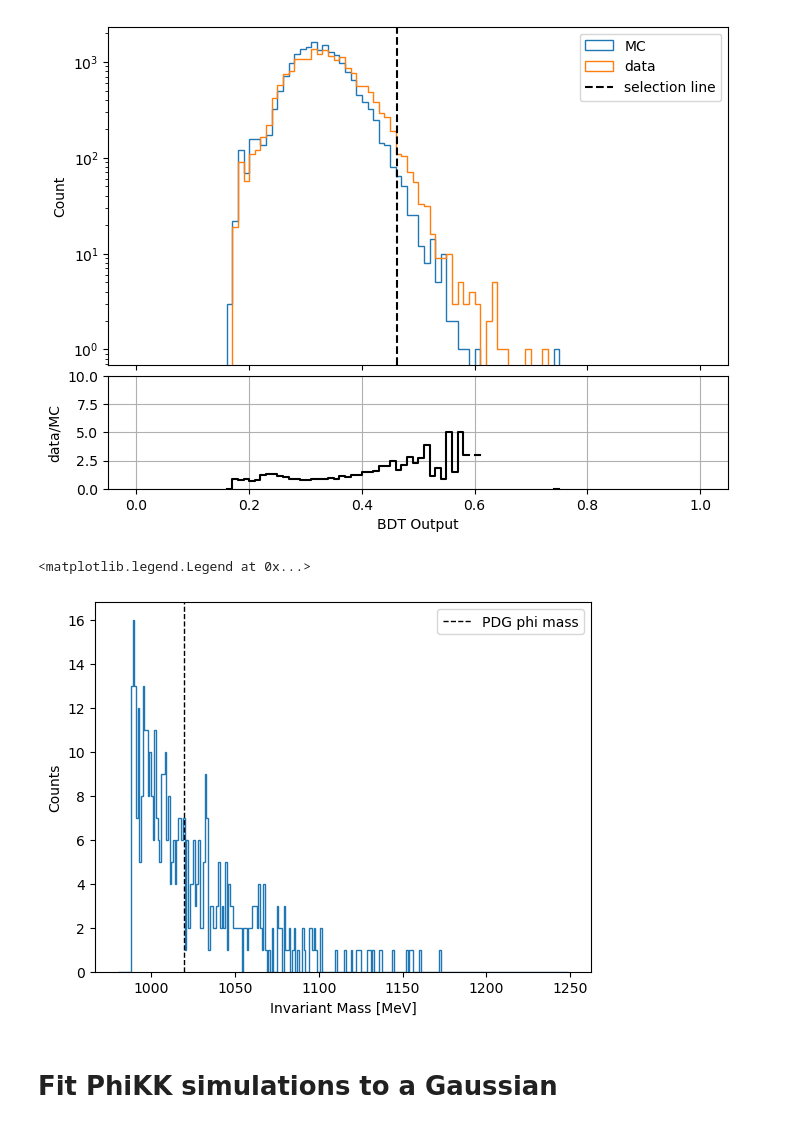
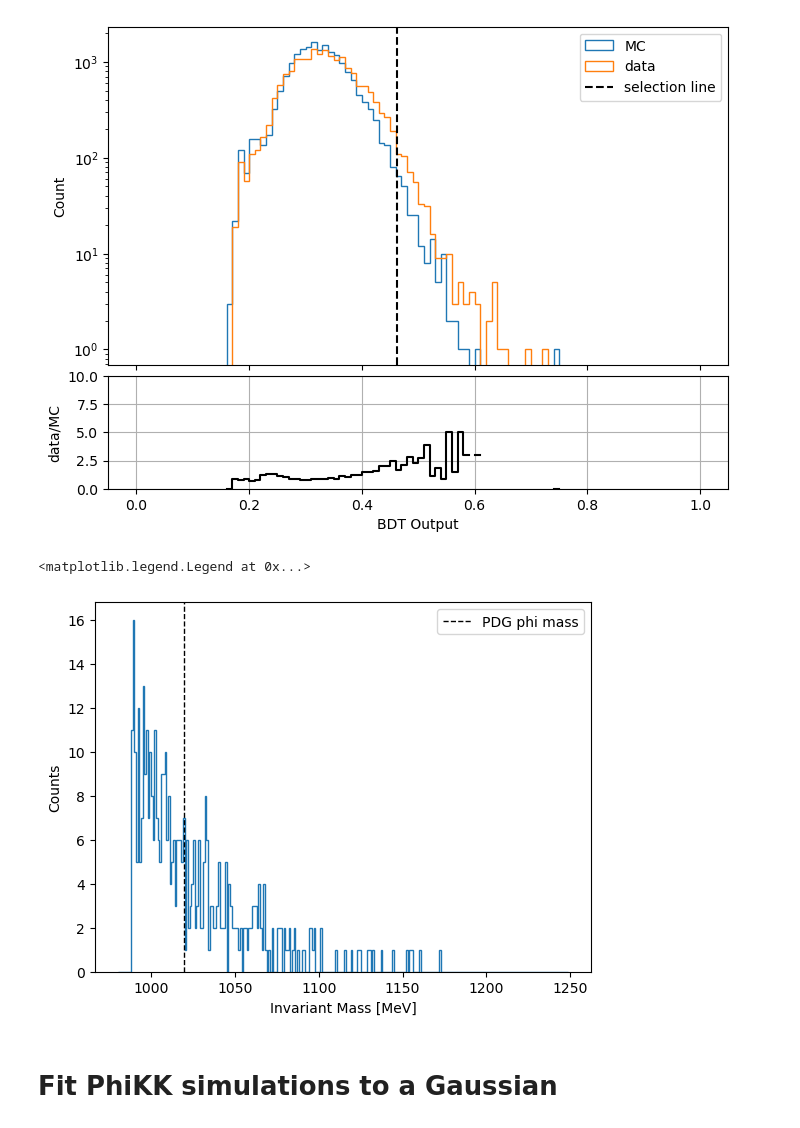
Before and after one commit to mghrear/pivoting-ANN, a Jupyter notebook: compare_models.ipynb, the cells around one changed output. Cells and saved outputs as stored; diff of their text form; code cells hidden in the pictures.

```diff
--- a/compare_models.ipynb
+++ b/compare_models.ipynb
@@ -19,10 +19,14 @@ print("Using device:", device)
 Using device: cpu
 # %%
 # Select run number
-run="5"
+run="1"
 
 # Mode used to train models, either MC, sideband_a, or sideband_b
 Method = 'MC'
+
+phiKK_ratio = 1
+tritrig_ratio = 14515
+wab_ratio = 3247
 # %%
 # Load MC data
 df_tritrig = pd.read_pickle('/Users/mghrear/data/ML_data/patch/2021_v9_pass5_tritrig_limited.pk')
@@ -111,6 +115,8 @@ elif Method == 'sideband_b':
 # Get model predections
 test_dataset = TensorDataset(torch.from_numpy(X_test.to_numpy().astype(np.float32)) )
 test_loader = DataLoader(test_dataset, batch_size=2000, shuffle=False)
+final_dataset = TensorDataset(torch.from_numpy(X_final.to_numpy().astype(np.float32)) )
+final_loader = DataLoader(final_dataset, batch_size=2000, shuffle=False)
 
 MLP_pred = mytools.test_clas(test_loader, MLP, device)
 MLP_pred=torch.sigmoid(torch.tensor(MLP_pred)).numpy()
@@ -118,7 +124,11 @@ MLP_pred=torch.sigmoid(torch.tensor(MLP_pred)).numpy()
 ANN_pred = mytools.test_final(test_loader, ANN, device)
 ANN_pred=torch.sigmoid(torch.tensor(ANN_pred)).numpy()
 
+ANN_pred_final = mytools.test_final(final_loader, ANN, device)
+ANN_pred_final=torch.sigmoid(torch.tensor(ANN_pred_final)).numpy()
+
 BDT_pred = BDT.predict_proba(X_test)[:,1]
+BDT_pred_final = BDT.predict_proba(X_final)[:,1]  # BDT uses unscaled features
 
 # Add predictions to dataframe
 df_test['MLP'] = MLP_pred
@@ -127,6 +137,10 @@ df_test['BDT'] = BDT_pred
 
 # Add invariant mass to dataframe
 df_test['InvM'] = mytools.get_InvM(df_test)
+
+df_data['ANN'] = ANN_pred_final
+df_data['BDT'] = BDT_pred_final
+df_data['InvM'] = mytools.get_InvM(df_data)
 # %% [markdown]
 # Compare Classifiers on testing data
 # %%
@@ -484,0 +450,11 @@ print(len(df_test_combined))
+# %%
+# Combine dfs according to expected proportions 1470:228:1 (tritrig:wab:phiKK)
+# Binding constraint: floor(len(test_df_wab) / 228) = floor(10422/228) = 45
+k = min(len(test_df_tritrig) // tritrig_ratio, len(test_df_wab) // wab_ratio, len(test_df_phiKK) // phiKK_ratio)
+n_tritrig, n_wab, n_phiKK = tritrig_ratio * k, wab_ratio * k, phiKK_ratio * k
+print(f"k={k}  tritrig={n_tritrig}  wab={n_wab}  phiKK={n_phiKK}  total={n_tritrig+n_wab+n_phiKK}")
+
+df_test_combined = pd.concat(
+    [test_df_tritrig.iloc[:n_tritrig], test_df_wab.iloc[:n_wab], test_df_phiKK.iloc[:n_phiKK]],
+    ignore_index=True, sort=False
+)
@@ -664,0 +579,2 @@ plt.legend()
+# %%
+df_data_scaled = df_data.sample(n=n_tritrig+n_wab+n_phiKK, random_state=42).copy()
@@ -709,17 +826,18 @@ ax_bot.set_ylim(0, 10)  # adjust as you like
 (0.0, 10.0)
 [figure]
 # %%
-X_final_cut = X_final[X_final['pred']>BDT_selection].reset_index(drop=True)
-x_vals = 1000*X_final_cut.InvM
+df_data_scaled_cut = df_data_scaled[df_data_scaled['BDT']>BDT_selection].reset_index(drop=True)
+x_vals = 1000*df_data_scaled_cut.InvM
+
 
 plt.hist(x_vals, bins=np.arange(980,1250,1), histtype='step')
 plt.axvline(1019.461, color='k', linestyle='dashed', linewidth=1, label='PDG phi mass')
 plt.xlabel('Invariant Mass [MeV]')
 plt.ylabel('Counts')
 plt.legend()
 # %% [output]
 <matplotlib.legend.Legend at 0x...>
-[figure, old version]
+[figure, new version]
 # %% [markdown]
 # Fit PhiKK simulations to a Gaussian
 # %%
```
Also changed, not shown: parts of 38 cells of this notebook, 1 other file.
